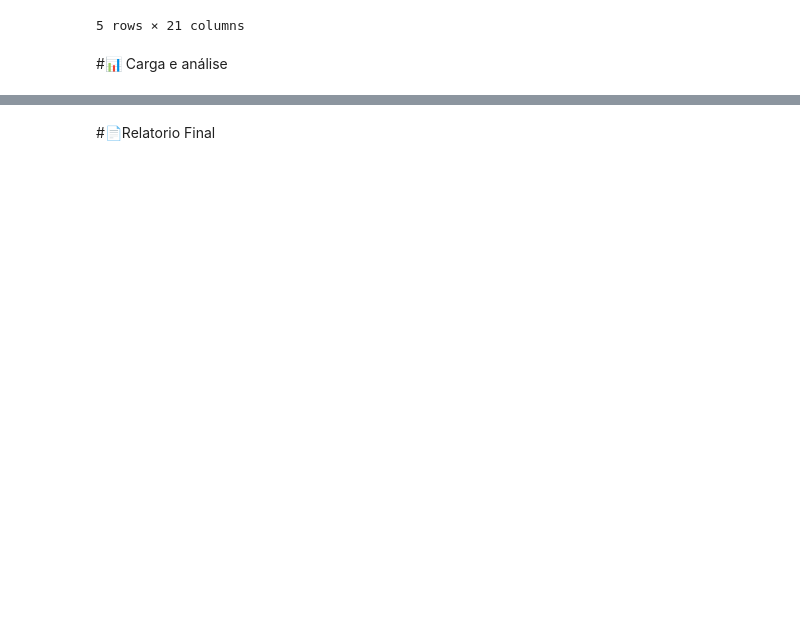
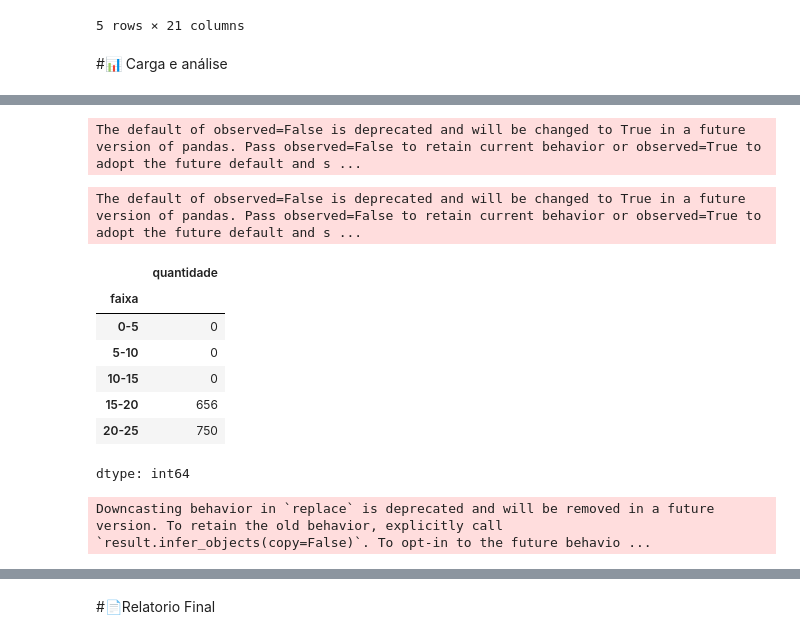
Before and after one commit to isadoramelo95/Challenge_Telecomx, a Jupyter notebook: TelecomX_BR.ipynb, the cells around one changed output, grey strips where cells are left out. Saved outputs shown, nothing was run; the diff lists cells and outputs as text; code cells hidden in the pictures; blank space fills up the shorter version.

Commit message:
finalizando o resultado final

```diff
--- a/TelecomX_BR.ipynb
+++ b/TelecomX_BR.ipynb
@@ -345,0 +383,43 @@ dados.head()
+# %%
+contagem = dados['Meses_de_Contrato'].value_counts().sort_index()
+bins = list(range(0, contagem.index.max() + 5, 5))
+labels_contrato = [f"{i+1}-{i+5}" for i in bins[:-1]]
+
+contagem_df = contagem.reset_index()
+contagem_df.columns = ['meses', 'quantidade']
+contagem_df['faixa'] = pd.cut(contagem_df['meses'], bins=bins, labels=labels_contrato)
+agrupado = contagem_df.groupby('faixa')['quantidade'].sum()
+# %% [output]
+The default of observed=False is deprecated and will be changed to True in a future version of pandas. Pass observed=False to retain current behavior or observed=True to adopt the future default and s ...
+# %%
+valor = dados['Valor_Mensal'].value_counts().sort_index()
+
+max_valor = valor.index.max()
+bins_valor = np.arange(0, max_valor + 5, 5)
+labels_valor= [f"{int(bins_valor[i]+0.1)}-{int(bins_valor[i+1])}"
+               for i in range(len(bins_valor)-1)]
+
+valor = valor.reset_index()
+valor.columns = ['meses', 'quantidade']
+valor['faixa'] = pd.cut(valor['meses'], bins=bins_valor, labels=labels_valor,
+                        right=True, include_lowest=True)
+agrupado_valor = valor.groupby('faixa')['quantidade'].sum()
+agrupado_valor.head()
+# %% [output]
+The default of observed=False is deprecated and will be changed to True in a future version of pandas. Pass observed=False to retain current behavior or observed=True to adopt the future default and s ...
+|  | quantidade |
+| faixa |  |
+| 0-5 | 0 |
+| 5-10 | 0 |
+| 10-15 | 0 |
+| 15-20 | 656 |
+| 20-25 | 750 |
+dtype: int64
+# %%
+dados['churn'] = dados['churn'].replace({
+    'Yes': 'Sim',
+    'No': 'Não',
+    '': 'Não informado'
+})
+# %% [output]
+Downcasting behavior in `replace` is deprecated and will be removed in a future version. To retain the old behavior, explicitly call `result.infer_objects(copy=False)`. To opt-in to the future behavio ...
```
Also changed, not shown: parts of 11 cells of this notebook.
